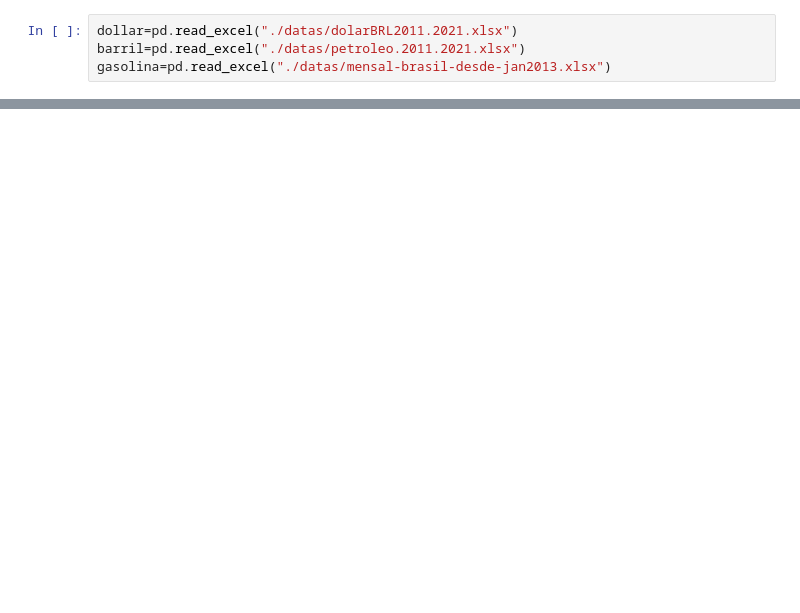
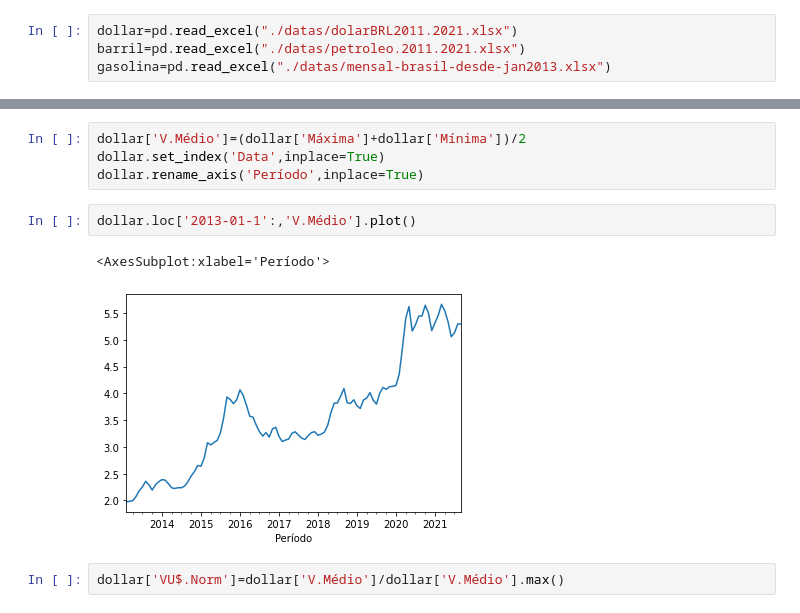
Before and after one commit to ednaelxd/residencia, a Jupyter notebook: desenvolvimento.ipynb, the cells around one changed output, grey strips where cells are left out. Saved outputs shown, nothing was run; the diff lists cells and outputs as text; blank space fills up the shorter version.

```diff
--- a/desenvolvimento.ipynb
+++ b/desenvolvimento.ipynb
@@ -25,0 +18,11 @@ gasolina.head()
+# %%
+dollar['V.Médio']=(dollar['Máxima']+dollar['Mínima'])/2
+dollar.set_index('Data',inplace=True)
+dollar.rename_axis('Período',inplace=True)
+# %%
+dollar.loc['2013-01-1':,'V.Médio'].plot()
+# %% [output]
+<AxesSubplot:xlabel='Período'>
+[figure, added]
+# %%
+dollar['VU$.Norm']=dollar['V.Médio']/dollar['V.Médio'].max()
```
Also changed, not shown: parts of 17 cells of this notebook.
